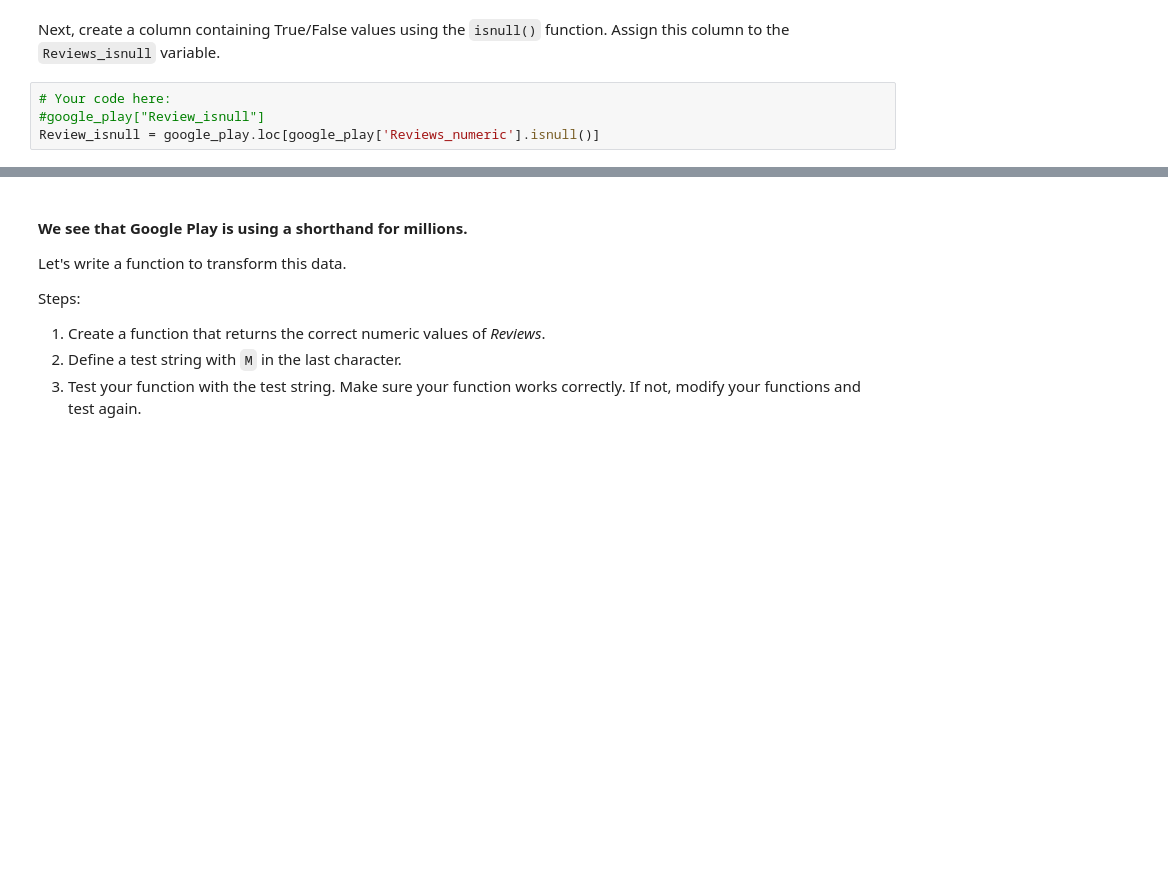
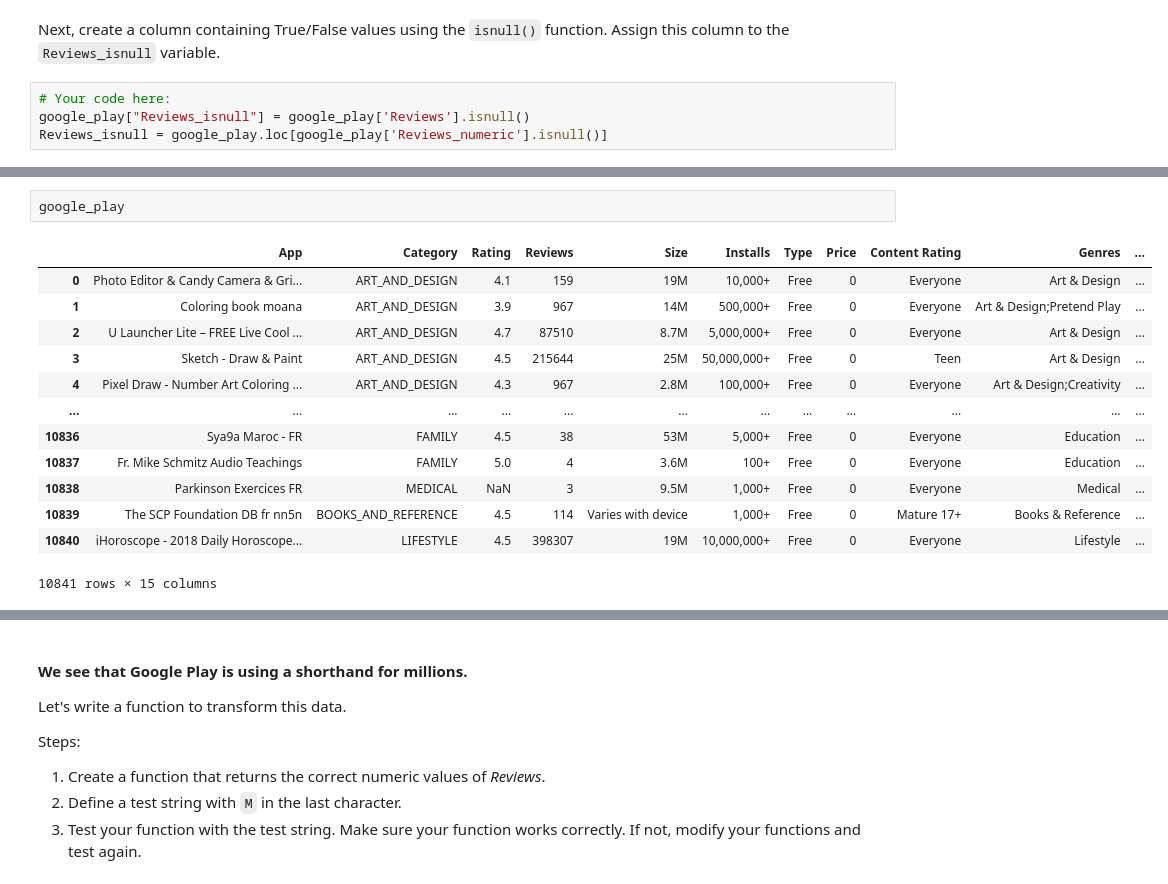
Before and after one commit to Ismael-San/DAFT_0410, a Jupyter notebook: module_3/Lab_5_Feature-Extraction/your-code/notebooks/M3_Lab_5_main.ipynb, the cells around one changed output, grey strips where cells are left out. Drawn from its saved outputs; the diff is of its cells as text; blank space fills up the shorter version.

```diff
--- a/module_3/Lab_5_Feature-Extraction/your-code/notebooks/M3_Lab_5_main.ipynb
+++ b/module_3/Lab_5_Feature-Extraction/your-code/notebooks/M3_Lab_5_main.ipynb
@@ -105,5 +105,5 @@ google_play['Reviews'].isnull().sum()
 Next, create a column containing True/False values using the `isnull()` function. Assign this column to the `Reviews_isnull` variable.
 # %%
 # Your code here:
-#google_play["Review_isnull"]
-Review_isnull = google_play.loc[google_play['Reviews_numeric'].isnull()]
+google_play["Reviews_isnull"] = google_play['Reviews'].isnull()
+Reviews_isnull = google_play.loc[google_play['Reviews_numeric'].isnull()]
@@ -110,3 +141,19 @@ Review_isnull = google_play.loc[google_play['Reviews_numeric'].isnull()]
+# %%
+google_play
+# %% [output]
+|  | App | Category | Rating | Reviews | Size | Installs | Type | Price | Content Rating | Genres | ... |
+| 0 | Photo Editor & Candy Camera & Gri... | ART_AND_DESIGN | 4.1 | 159 | 19M | 10,000+ | Free | 0 | Everyone | Art & Design | ... |
+| 1 | Coloring book moana | ART_AND_DESIGN | 3.9 | 967 | 14M | 500,000+ | Free | 0 | Everyone | Art & Design;Pretend Play | ... |
+| 2 | U Launcher Lite – FREE Live Cool ... | ART_AND_DESIGN | 4.7 | 87510 | 8.7M | 5,000,000+ | Free | 0 | Everyone | Art & Design | ... |
+| 3 | Sketch - Draw & Paint | ART_AND_DESIGN | 4.5 | 215644 | 25M | 50,000,000+ | Free | 0 | Teen | Art & Design | ... |
+| 4 | Pixel Draw - Number Art Coloring ... | ART_AND_DESIGN | 4.3 | 967 | 2.8M | 100,000+ | Free | 0 | Everyone | Art & Design;Creativity | ... |
+| ... | ... | ... | ... | ... | ... | ... | ... | ... | ... | ... | ... |
+| 10836 | Sya9a Maroc - FR | FAMILY | 4.5 | 38 | 53M | 5,000+ | Free | 0 | Everyone | Education | ... |
+| 10837 | Fr. Mike Schmitz Audio Teachings | FAMILY | 5.0 | 4 | 3.6M | 100+ | Free | 0 | Everyone | Education | ... |
+| 10838 | Parkinson Exercices FR | MEDICAL | NaN | 3 | 9.5M | 1,000+ | Free | 0 | Everyone | Medical | ... |
+| 10839 | The SCP Foundation DB fr nn5n | BOOKS_AND_REFERENCE | 4.5 | 114 | Varies with device | 1,000+ | Free | 0 | Mature 17+ | Books & Reference | ... |
+| 10840 | iHoroscope - 2018 Daily Horoscope... | LIFESTYLE | 4.5 | 398307 | 19M | 10,000,000+ | Free | 0 | Everyone | Lifestyle | ... |
+10841 rows × 15 columns
 # %% [markdown]
 Finally, subset the `google_play` with `Reviews_isnull`. This should give you all the rows that contain non-numeric characters.
 
```
Also changed, not shown: parts of 4 cells of this notebook, 4 other files.
